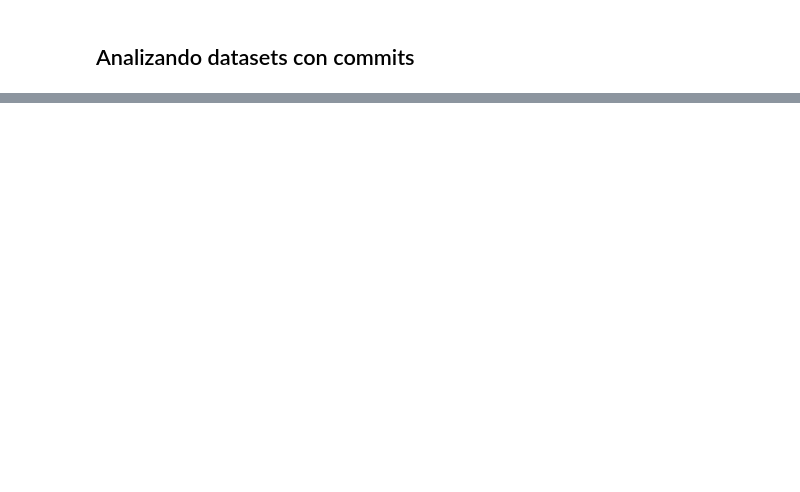
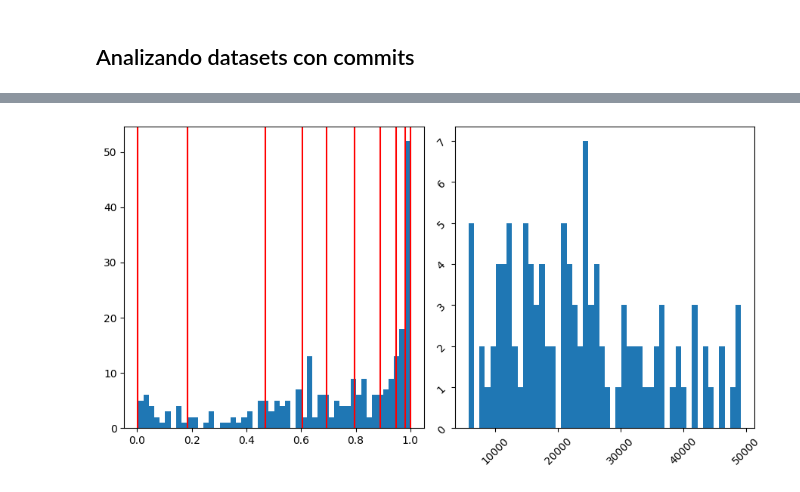
Before and after one commit to thepalbi/tsm-pipeline, a Jupyter notebook: code/notebooks/dev/genrando_dbs.ipynb, the cells around one changed output, grey strips where cells are left out. Cells and saved outputs as stored; diff of their text form; code cells hidden in the pictures; blank space fills up the shorter version.

```diff
--- a/code/notebooks/dev/genrando_dbs.ipynb
+++ b/code/notebooks/dev/genrando_dbs.ipynb
@@ -176,0 +240,22 @@ ds = "/home/pablo/tesis/tsm-pipeline/scripts/"
+# %%
+nosql_interestings = [r for r in nosql_with_commits if r.checked and r.js_loc > 5000]
+# %%
+n_bins = 50
+
+dist = np.array([r.js_percent for r in nosql_interestings if r.checked])
+
+ps = np.unique(np.percentile(dist, range(0, 100, 10)))
+
+fig, axs = plt.subplots(1, 2, sharey=False, tight_layout=True)
+fig.set_figwidth(9)
+
+# We can set the number of bins with the *bins* keyword argument.
+axs[0].hist(dist, bins=n_bins)
+
+axs[1].hist(np.array([r.js_loc for r in nosql_interestings if r.js_loc < 50000]), bins=n_bins)
+axs[1].tick_params(labelrotation=45)
+
+for p in ps:
+    axs[0].axvline(x=p, color='red')
+# %% [output]
+[figure, added]
```
Also changed, not shown: parts of 11 cells of this notebook, 3 other files.
